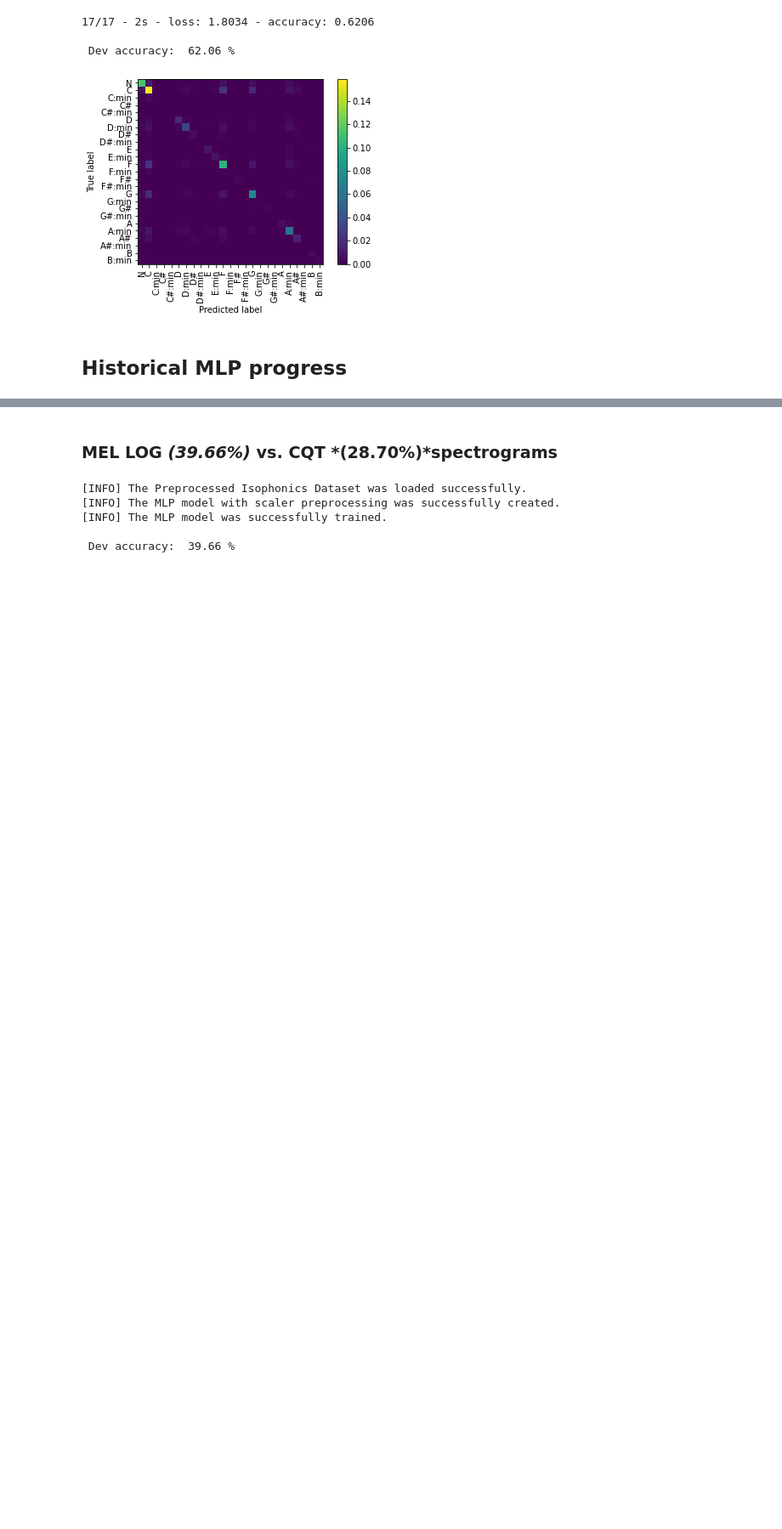
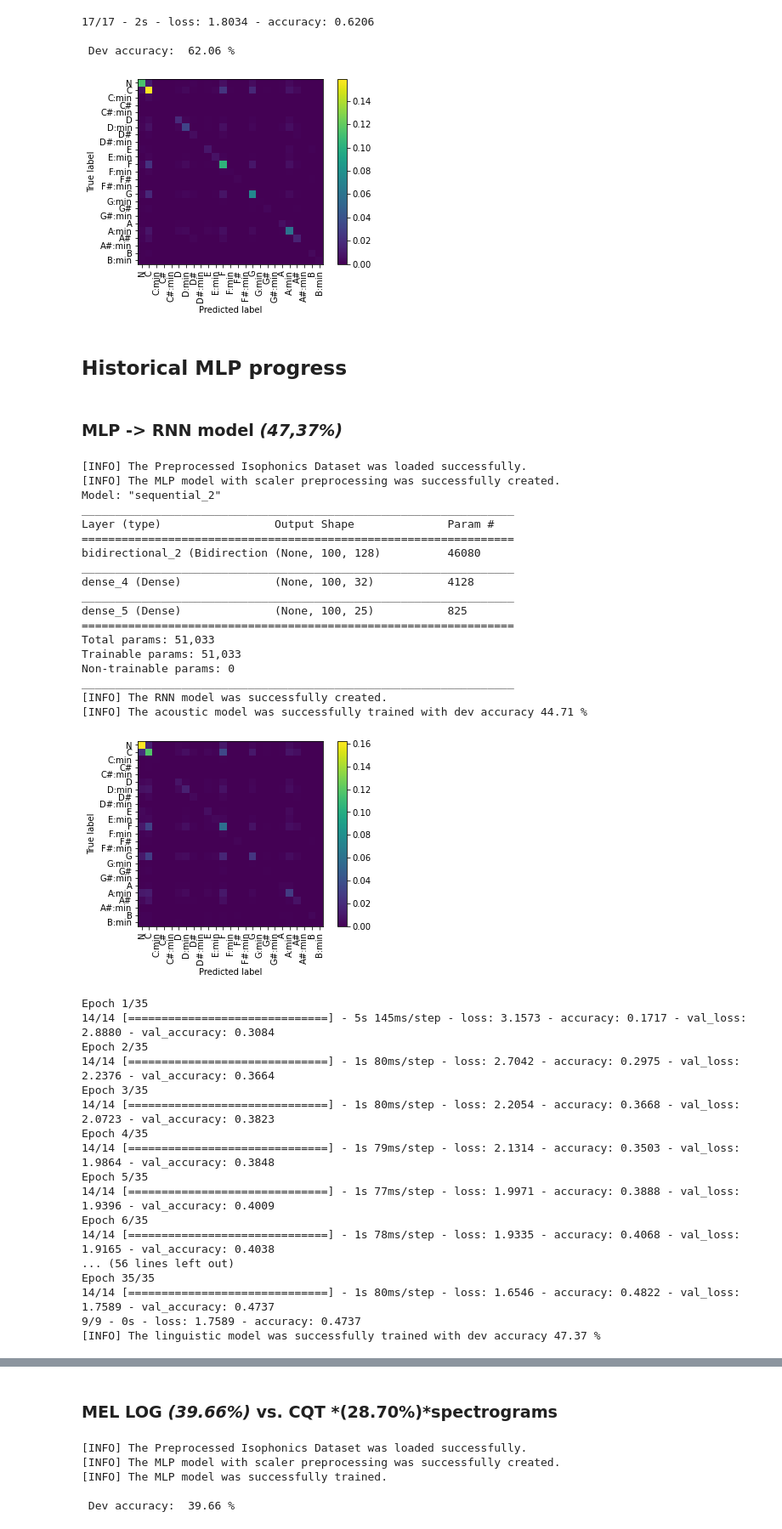
Before and after one commit to lanzv/SongChordsRecognizer, a Jupyter notebook: ACRmodel/ACR - Bakalarska prace.ipynb, the cells around one changed output, grey strips where cells are left out. Shown at 85% size. Drawn from its saved outputs; the diff is of its cells as text; code cells hidden in the pictures; blank space fills up the shorter version.

Commit message:
Add MLP2RNN model results

```diff
--- a/ACRmodel/ACR - Bakalarska prace.ipynb
+++ b/ACRmodel/ACR - Bakalarska prace.ipynb
@@ -229,3 +230,53 @@ Epoch 100/100
 [figure]
 # %% [markdown]
 ## Historical MLP progress
+# %% [markdown]
+### MLP -> RNN model *(47,37%)*
+# %%
+#!/usr/bin/env python3
+# Prepare data
+x, y = IsophonicsDataset.load_preprocessed_dataset("./PreprocessedDatasets/Isophonics100_log_mel.ds")
+train_x, dev_x, train_y, dev_y = sklearn.model_selection.train_test_split(x, y, test_size=0.3, random_state=None)
+
+# Create model
+model = MLP2RNN(input_shape=x.shape, output_classes=25, max_iter=500, random_state=7)
+
+# Train model and display results
+model.fit(train_x, train_y, dev_x, dev_y, epochs=35)
+# %% [output]
+[INFO] The Preprocessed Isophonics Dataset was loaded successfully.
+[INFO] The MLP model with scaler preprocessing was successfully created.
+Model: "sequential_2"
+_________________________________________________________________
+Layer (type)                 Output Shape              Param #
+=================================================================
+bidirectional_2 (Bidirection (None, 100, 128)          46080
+_________________________________________________________________
+dense_4 (Dense)              (None, 100, 32)           4128
+_________________________________________________________________
+dense_5 (Dense)              (None, 100, 25)           825
+=================================================================
+Total params: 51,033
+Trainable params: 51,033
+Non-trainable params: 0
+_________________________________________________________________
+[INFO] The RNN model was successfully created.
+[INFO] The acoustic model was successfully trained with dev accuracy 44.71 %
+[figure, added]
+Epoch 1/35
+14/14 [==============================] - 5s 145ms/step - loss: 3.1573 - accuracy: 0.1717 - val_loss: 2.8880 - val_accuracy: 0.3084
+Epoch 2/35
+14/14 [==============================] - 1s 80ms/step - loss: 2.7042 - accuracy: 0.2975 - val_loss: 2.2376 - val_accuracy: 0.3664
+Epoch 3/35
+14/14 [==============================] - 1s 80ms/step - loss: 2.2054 - accuracy: 0.3668 - val_loss: 2.0723 - val_accuracy: 0.3823
+Epoch 4/35
+14/14 [==============================] - 1s 79ms/step - loss: 2.1314 - accuracy: 0.3503 - val_loss: 1.9864 - val_accuracy: 0.3848
+Epoch 5/35
+14/14 [==============================] - 1s 77ms/step - loss: 1.9971 - accuracy: 0.3888 - val_loss: 1.9396 - val_accuracy: 0.4009
+Epoch 6/35
+14/14 [==============================] - 1s 78ms/step - loss: 1.9335 - accuracy: 0.4068 - val_loss: 1.9165 - val_accuracy: 0.4038
+... (56 lines left out)
+Epoch 35/35
+14/14 [==============================] - 1s 80ms/step - loss: 1.6546 - accuracy: 0.4822 - val_loss: 1.7589 - val_accuracy: 0.4737
+9/9 - 0s - loss: 1.7589 - accuracy: 0.4737
+[INFO] The linguistic model was successfully trained with dev accuracy 47.37 %
```
Also changed, not shown: parts of 4 cells of this notebook.
